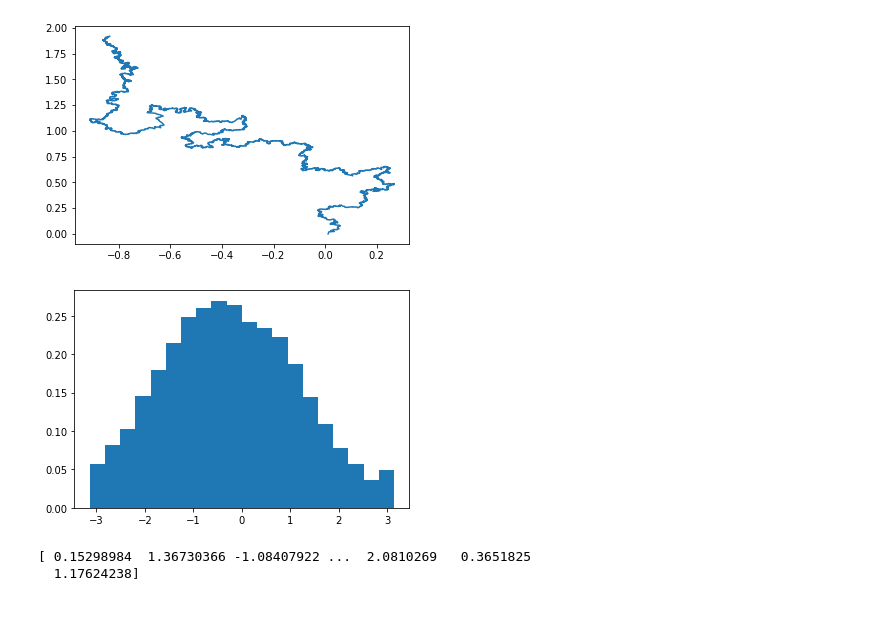
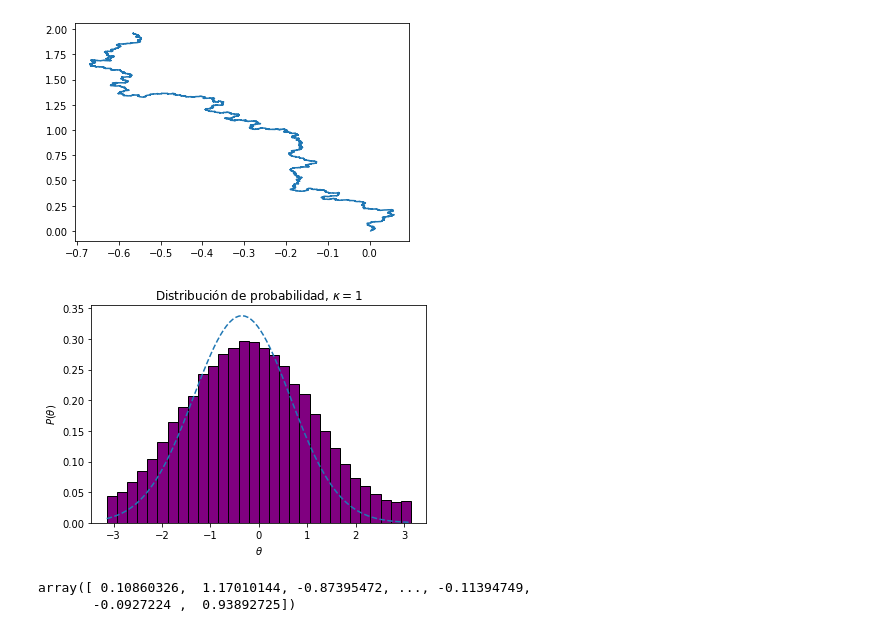
Before and after one commit to CamiloFajardo2021/Statistical_mechanics-project, a Jupyter notebook: angle.ipynb, the cells around one changed output. Drawn from its saved outputs; the diff is of its cells as text; code cells hidden in the pictures.

```diff
--- a/angle.ipynb
+++ b/angle.ipynb
@@ -3,6 +3,17 @@ import numpy as np
 import matplotlib.pyplot as plt
 import pandas as pd
 import math
+from scipy.optimize import curve_fit
+from scipy.stats import norm
+
+
+def gauss(x, mu, sigma):
+    return norm.pdf(x, mu, sigma)
+
+
+def gauss(x, mu, sigma):
+    return ((math.e**(-1/2*(x-mu/sigma)**2))/sigma*np.sqrt(2*math.pi))
+
 
 
 # Find the index of the Ly parameter
@@ -30,7 +41,6 @@ def angle_alpha_i(x1,x2,x3,y1,y2,y3):
 
     if (xx2<0) :
         theta*=-1
-
     return theta
 
 
@@ -86,7 +96,17 @@ def plot_curve(dataframe):
 
 def plot_gaussian(dataframe):
     angles = winding_angle(dataframe["z_real"].to_numpy()[::], dataframe["z_imag"].to_numpy()[::])
-    plt.hist(angles, density=True, bins=20)
+    bins = np.linspace(min(angles), max(angles), 30)
+    hist = np.histogram(angles, bins, density=True)
+
+    popt, pcov = curve_fit(gauss, hist[1][0:len(hist[1])-1], hist[0])
+
+    thetas = np.linspace(min(angles), max(angles), 100)
+    plt.hist(angles, density=True, bins=30, edgecolor='black', color='purple')
+    plt.plot(thetas, gauss(thetas, *popt), '--')
+    plt.xlabel(r'$\theta$')
+    plt.ylabel(r'$P(\theta)$')
+    plt.title(r'Distribución de probabilidad, $\kappa = 1$')
     plt.show()
 
 
@@ -96,7 +116,7 @@ LY2 = []
 
 def find_data(dataframe):
     angles = winding_angle(dataframe["z_real"].to_numpy()[::], dataframe["z_imag"].to_numpy()[::])
-    THETA2.append(average_squares(angles))
+    THETA2.append(np.var(angles))
     LY2.append(Ly_value(dataframe["z_imag"].to_numpy()))
     return angles
 
@@ -111,5 +131,6 @@ def portion_dataframe(dataframe, r):
     #new_data = np.array(aux1, aux2)
     #print (new_data)
     df = pd.DataFrame({"z_real":aux1, "z_imag":aux2})
+
     return df
 # %%
@@ -124,12 +246,11 @@ for ii in range (1, 10):
 # %%
-T10 = pd.read_csv("Data_WA/final_curve_values_t= 1.0.csv")
+T10 = pd.read_csv("Data_WA/NewData/final_curve_values_t= 1.0.csv")
 T10
 plot_curve(T10)
-angles10 = find_data(T10)
 plot_gaussian(T10)
-print (angles10)
+find_data(T10)
 # %% [output]
-[figure, old version]
+[figure, new version]
-[figure, old version]
+[figure, new version]
-[ 0.15298984  1.36730366 -1.08407922 ...  2.0810269   0.3651825
-  1.17624238]
+array([ 0.10860326,  1.17010144, -0.87395472, ..., -0.11394749,
+       -0.0927224 ,  0.93892725])
```
Also changed, not shown: parts of 20 cells of this notebook.
